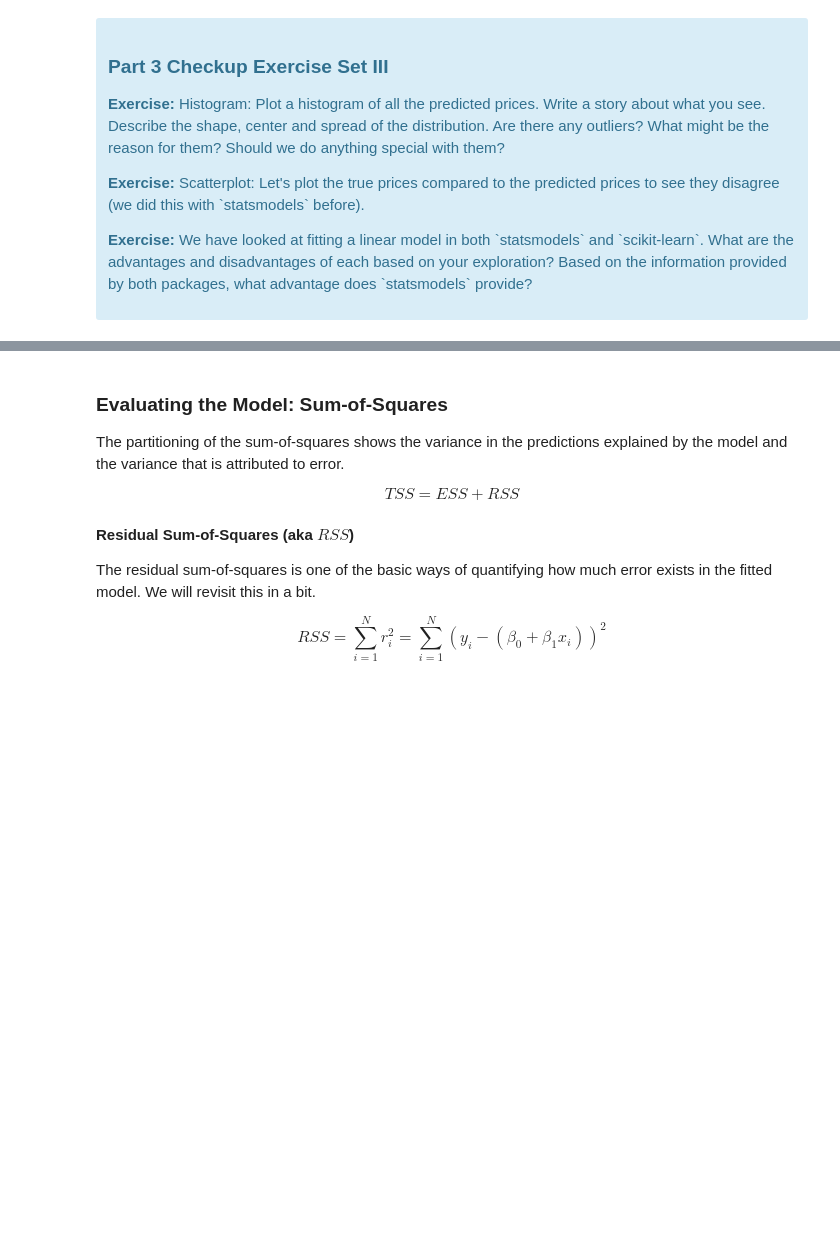
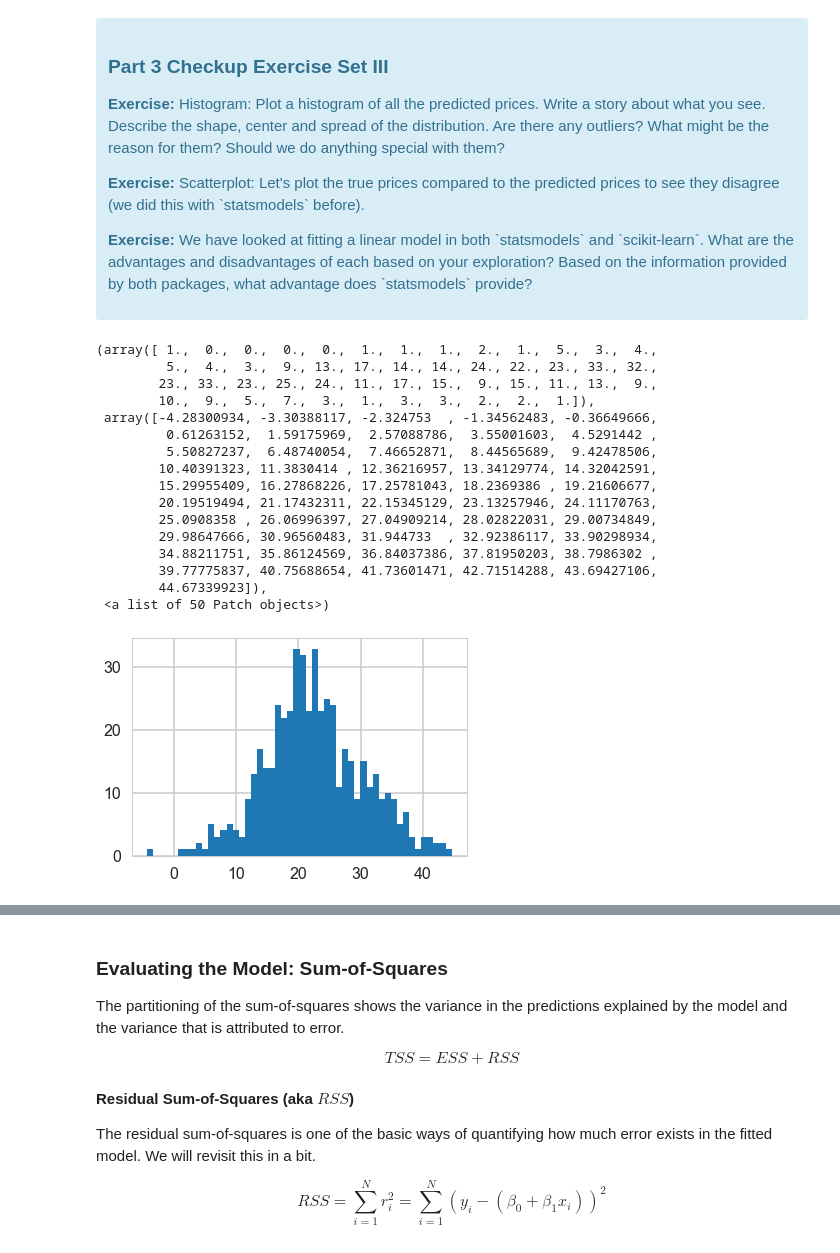
Before and after one commit to yuriyura/Springboard, a Jupyter notebook: Mini_Project_Linear_Regression.ipynb, the cells around one changed output, grey strips where cells are left out. Drawn from its saved outputs; the diff is of its cells as text; code cells hidden in the pictures; blank space fills up the shorter version.

```diff
--- a/Mini_Project_Linear_Regression.ipynb
+++ b/Mini_Project_Linear_Regression.ipynb
@@ -656,3 +661,22 @@ array([30.00821269, 25.0298606 , 30.5702317 , 28.60814055, 27.94288232])
 </div>
 # %%
 # your turn
+plt.hist(lm.predict(X), bins=50)
+# %% [output]
+(array([ 1.,  0.,  0.,  0.,  0.,  1.,  1.,  1.,  2.,  1.,  5.,  3.,  4.,
+         5.,  4.,  3.,  9., 13., 17., 14., 14., 24., 22., 23., 33., 32.,
+        23., 33., 23., 25., 24., 11., 17., 15.,  9., 15., 11., 13.,  9.,
+        10.,  9.,  5.,  7.,  3.,  1.,  3.,  3.,  2.,  2.,  1.]),
+ array([-4.28300934, -3.30388117, -2.324753  , -1.34562483, -0.36649666,
+         0.61263152,  1.59175969,  2.57088786,  3.55001603,  4.5291442 ,
+         5.50827237,  6.48740054,  7.46652871,  8.44565689,  9.42478506,
+        10.40391323, 11.3830414 , 12.36216957, 13.34129774, 14.32042591,
+        15.29955409, 16.27868226, 17.25781043, 18.2369386 , 19.21606677,
+        20.19519494, 21.17432311, 22.15345129, 23.13257946, 24.11170763,
+        25.0908358 , 26.06996397, 27.04909214, 28.02822031, 29.00734849,
+        29.98647666, 30.96560483, 31.944733  , 32.92386117, 33.90298934,
+        34.88211751, 35.86124569, 36.84037386, 37.81950203, 38.7986302 ,
+        39.77775837, 40.75688654, 41.73601471, 42.71514288, 43.69427106,
+        44.67339923]),
+ <a list of 50 Patch objects>)
+[figure, added]
```
Also changed, not shown: parts of 36 cells of this notebook.
